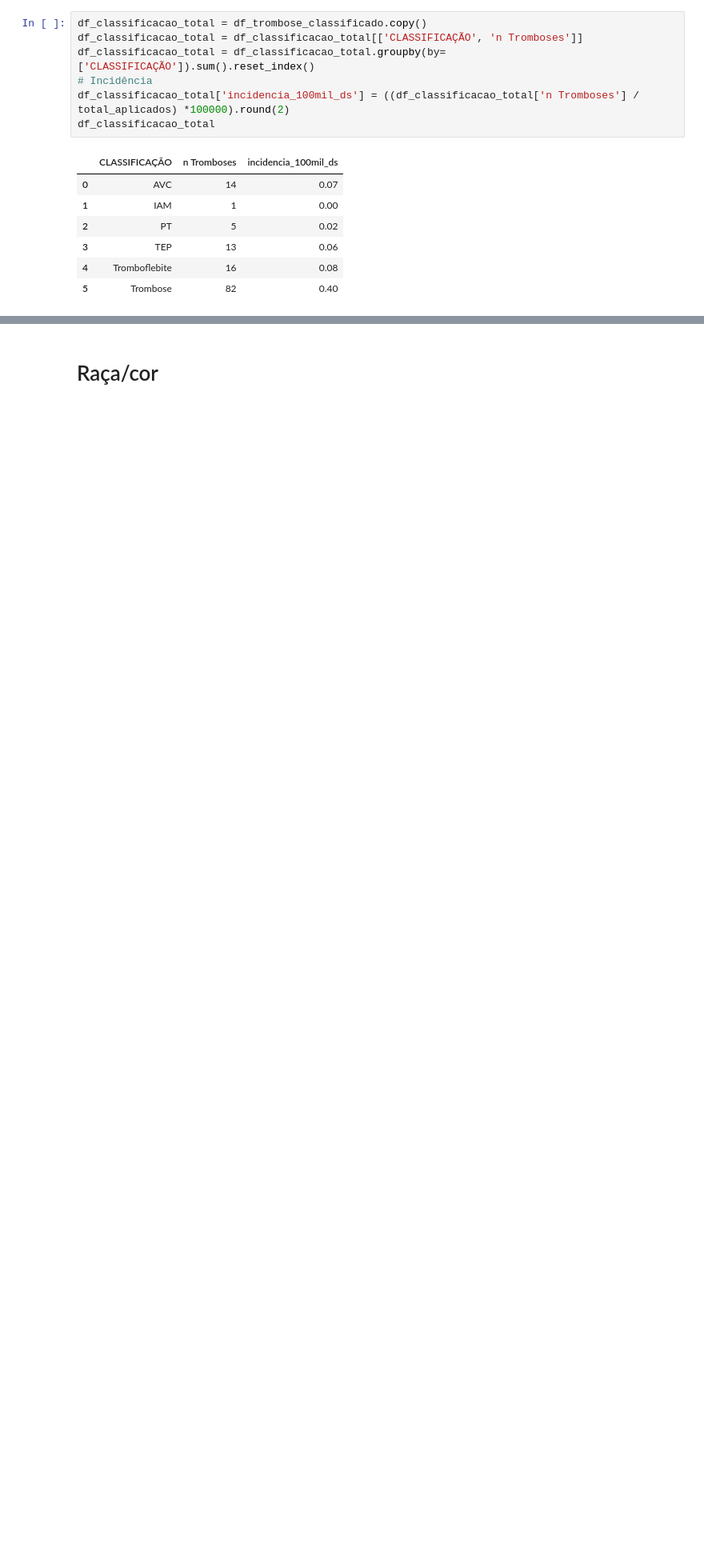
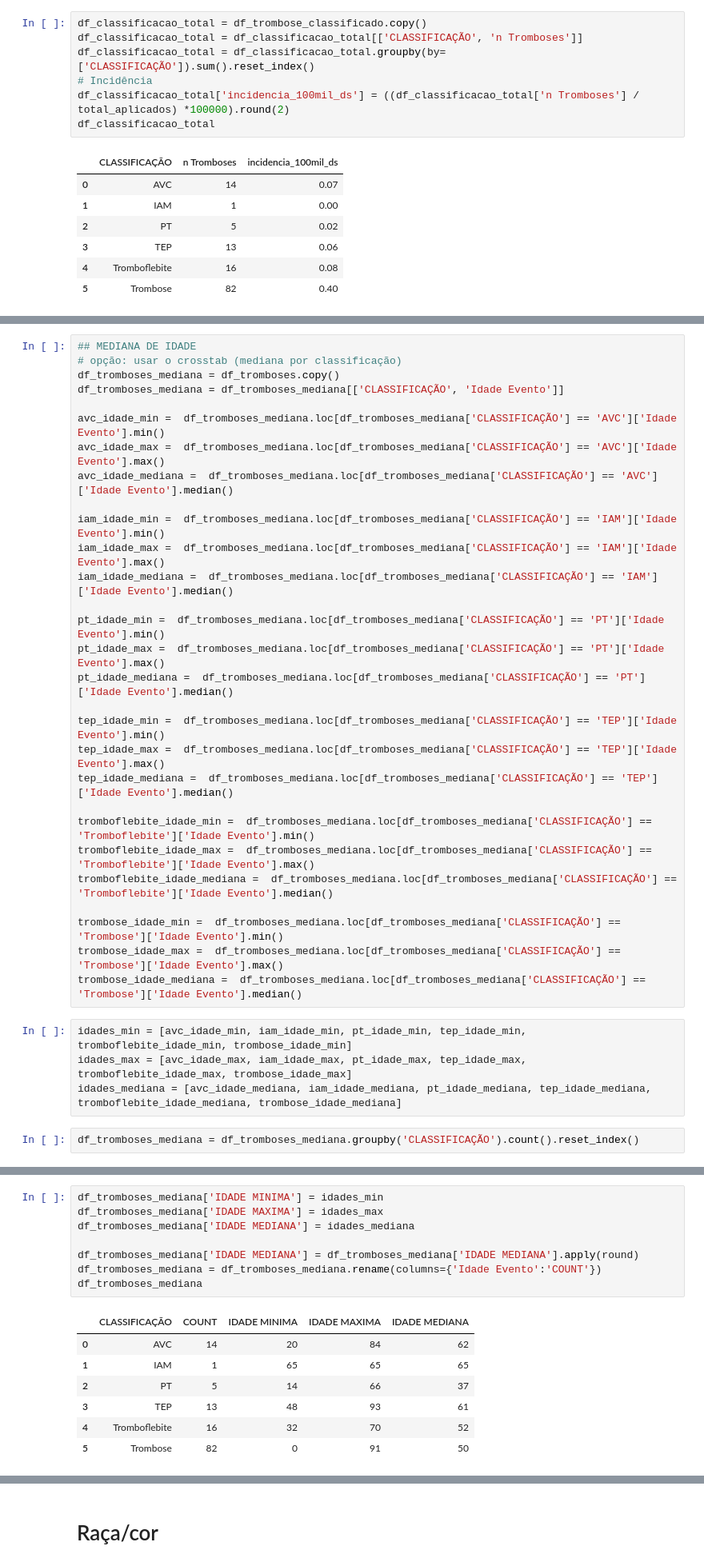
Before and after one commit to NatanaelKlein21/script-boletim-epidemiologico-01-de-2022, a Jupyter notebook: scrip_incidencia_geral_BE06.ipynb, the cells around one changed output, grey strips where cells are left out. Shown at 80% size. Cells and saved outputs as stored; diff of their text form; blank space fills up the shorter version.

```diff
--- a/scrip_incidencia_geral_BE06.ipynb
+++ b/scrip_incidencia_geral_BE06.ipynb
@@ -898,0 +891,35 @@ if df_tromboses_mediana['CLASSIFICAÇÃO'] == 'PT':
+# %%
+## MEDIANA DE IDADE
+# opção: usar o crosstab (mediana por classificação)
+df_tromboses_mediana = df_tromboses.copy()
+df_tromboses_mediana = df_tromboses_mediana[['CLASSIFICAÇÃO', 'Idade Evento']]
+
+avc_idade_min =  df_tromboses_mediana.loc[df_tromboses_mediana['CLASSIFICAÇÃO'] == 'AVC']['Idade Evento'].min()
+avc_idade_max =  df_tromboses_mediana.loc[df_tromboses_mediana['CLASSIFICAÇÃO'] == 'AVC']['Idade Evento'].max()
+avc_idade_mediana =  df_tromboses_mediana.loc[df_tromboses_mediana['CLASSIFICAÇÃO'] == 'AVC']['Idade Evento'].median()
+
+iam_idade_min =  df_tromboses_mediana.loc[df_tromboses_mediana['CLASSIFICAÇÃO'] == 'IAM']['Idade Evento'].min()
+iam_idade_max =  df_tromboses_mediana.loc[df_tromboses_mediana['CLASSIFICAÇÃO'] == 'IAM']['Idade Evento'].max()
+iam_idade_mediana =  df_tromboses_mediana.loc[df_tromboses_mediana['CLASSIFICAÇÃO'] == 'IAM']['Idade Evento'].median()
+
+pt_idade_min =  df_tromboses_mediana.loc[df_tromboses_mediana['CLASSIFICAÇÃO'] == 'PT']['Idade Evento'].min()
+pt_idade_max =  df_tromboses_mediana.loc[df_tromboses_mediana['CLASSIFICAÇÃO'] == 'PT']['Idade Evento'].max()
+pt_idade_mediana =  df_tromboses_mediana.loc[df_tromboses_mediana['CLASSIFICAÇÃO'] == 'PT']['Idade Evento'].median()
+
+tep_idade_min =  df_tromboses_mediana.loc[df_tromboses_mediana['CLASSIFICAÇÃO'] == 'TEP']['Idade Evento'].min()
+tep_idade_max =  df_tromboses_mediana.loc[df_tromboses_mediana['CLASSIFICAÇÃO'] == 'TEP']['Idade Evento'].max()
+tep_idade_mediana =  df_tromboses_mediana.loc[df_tromboses_mediana['CLASSIFICAÇÃO'] == 'TEP']['Idade Evento'].median()
+
+tromboflebite_idade_min =  df_tromboses_mediana.loc[df_tromboses_mediana['CLASSIFICAÇÃO'] == 'Tromboflebite']['Idade Evento'].min()
+tromboflebite_idade_max =  df_tromboses_mediana.loc[df_tromboses_mediana['CLASSIFICAÇÃO'] == 'Tromboflebite']['Idade Evento'].max()
+tromboflebite_idade_mediana =  df_tromboses_mediana.loc[df_tromboses_mediana['CLASSIFICAÇÃO'] == 'Tromboflebite']['Idade Evento'].median()
+
+trombose_idade_min =  df_tromboses_mediana.loc[df_tromboses_mediana['CLASSIFICAÇÃO'] == 'Trombose']['Idade Evento'].min()
+trombose_idade_max =  df_tromboses_mediana.loc[df_tromboses_mediana['CLASSIFICAÇÃO'] == 'Trombose']['Idade Evento'].max()
+trombose_idade_mediana =  df_tromboses_mediana.loc[df_tromboses_mediana['CLASSIFICAÇÃO'] == 'Trombose']['Idade Evento'].median()
+# %%
+idades_min = [avc_idade_min, iam_idade_min, pt_idade_min, tep_idade_min, tromboflebite_idade_min, trombose_idade_min]
+idades_max = [avc_idade_max, iam_idade_max, pt_idade_max, tep_idade_max, tromboflebite_idade_max, trombose_idade_max]
+idades_mediana = [avc_idade_mediana, iam_idade_mediana, pt_idade_mediana, tep_idade_mediana, tromboflebite_idade_mediana, trombose_idade_mediana]
+# %%
+df_tromboses_mediana = df_tromboses_mediana.groupby('CLASSIFICAÇÃO').count().reset_index()
@@ -898,0 +929,16 @@ if df_tromboses_mediana['CLASSIFICAÇÃO'] == 'PT':
+# %%
+df_tromboses_mediana['IDADE MINIMA'] = idades_min
+df_tromboses_mediana['IDADE MAXIMA'] = idades_max
+df_tromboses_mediana['IDADE MEDIANA'] = idades_mediana
+
+df_tromboses_mediana['IDADE MEDIANA'] = df_tromboses_mediana['IDADE MEDIANA'].apply(round)
+df_tromboses_mediana = df_tromboses_mediana.rename(columns={'Idade Evento':'COUNT'})
+df_tromboses_mediana
+# %% [output]
+|  | CLASSIFICAÇÃO | COUNT | IDADE MINIMA | IDADE MAXIMA | IDADE MEDIANA |
+| 0 | AVC | 14 | 20 | 84 | 62 |
+| 1 | IAM | 1 | 65 | 65 | 65 |
+| 2 | PT | 5 | 14 | 66 | 37 |
+| 3 | TEP | 13 | 48 | 93 | 61 |
+| 4 | Tromboflebite | 16 | 32 | 70 | 52 |
+| 5 | Trombose | 82 | 0 | 91 | 50 |
```
Also changed, not shown: parts of 30 cells of this notebook, 5 other files.
